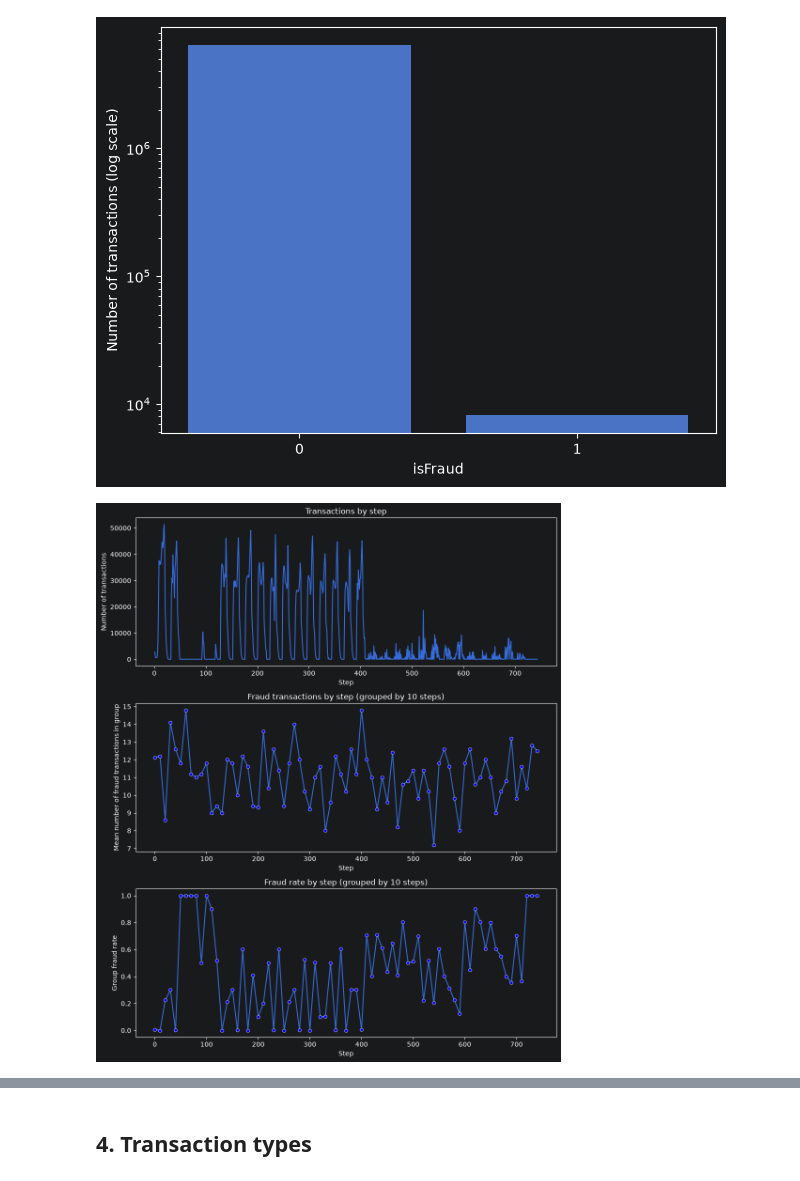
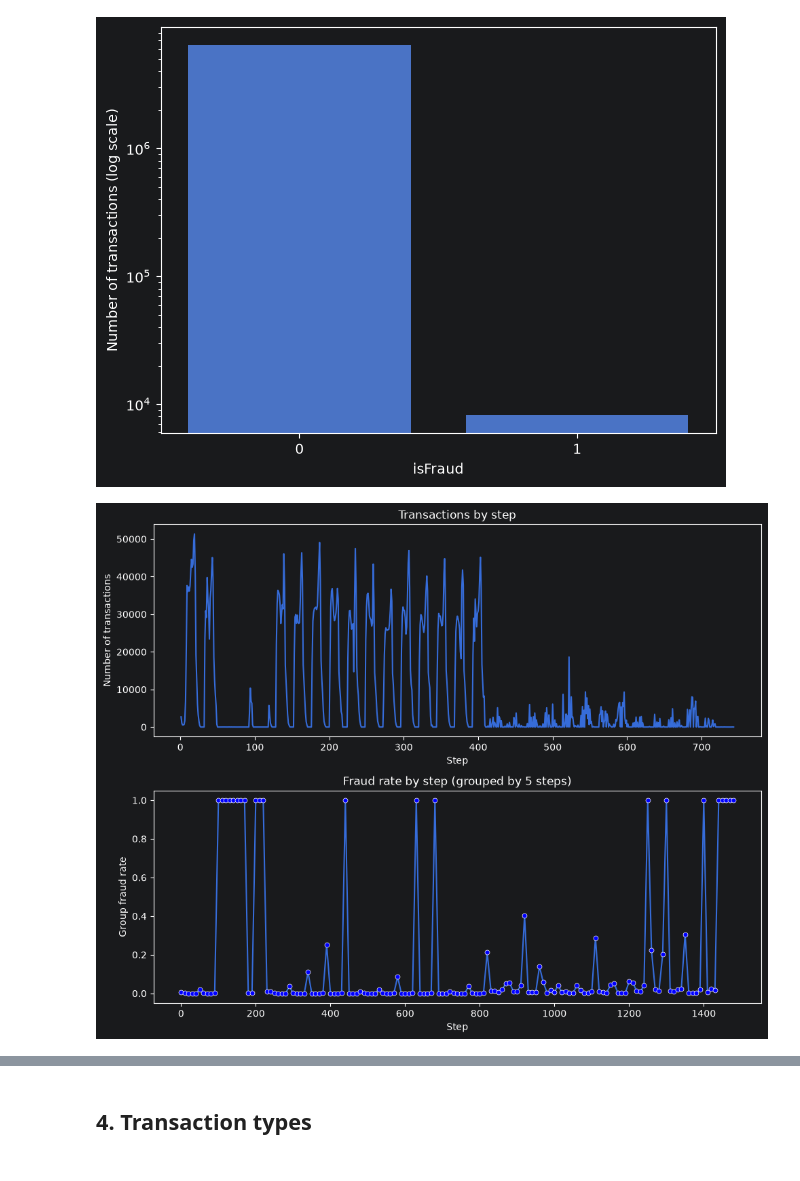
Before and after one commit to blbl-blbl/kaggle-Financial-Fraud-Detection-Dataset, a Jupyter notebook: notebooks/01_eda.ipynb, the cells around one changed output, grey strips where cells are left out. Cells and saved outputs as stored; diff of their text form; code cells hidden in the pictures.

```diff
--- a/notebooks/01_eda.ipynb
+++ b/notebooks/01_eda.ipynb
@@ -138,7 +145,7 @@ plt.show()
 # %% [output]
 [figure]
 # %%
-bin_size = 10
+bin_size = 5
 
 fraud_by_step = (
     df.groupby('step')
@@ -153,68 +160,53 @@ fraud_by_step["step_group"] = fraud_by_step["step"] // bin_size
 
 
 agg = (
-    fraud_by_step.groupby("step_group", as_index=False)
-       .agg(
-           fraud_mean=("fraud_count", "mean"),
-           fraud_rate=("fraud_rate", "mean"),
-           step=("step", "mean")
-       )
+    fraud_by_step
+    .groupby("step_group", as_index=False)
+    .agg(
+        transactions=("transactions", "sum"),
+        fraud_count=("fraud_count", "sum")
+    )
 )
+
+agg["fraud_rate"] = (
+    agg["fraud_count"] / agg["transactions"]
+)
 # %%
-fig, axes = plt.subplots(3, 1, figsize=(10, 12))
-(ax1, ax2, ax3) = axes.flatten()
+fig, axes = plt.subplots(2, 1, figsize=(10, 8))
+(ax1, ax2) = axes.flatten()
 
 sns.lineplot(
     data=fraud_by_step,
     x='step',
     y='transactions',
     ax=ax1
 )
 
 ax1.set_title('Transactions by step')
 ax1.set_xlabel('Step')
 ax1.set_ylabel('Number of transactions')
 
 
 sns.lineplot(
     data=agg,
     x='step_group',
-    y='fraud_mean',
+    y='fraud_rate',
     ax=ax2,
     marker="o",
     markersize=5,
     markerfacecolor='blue',
     markeredgewidth=0.5
 )
 
 ax2.xaxis.set_major_formatter(
     FuncFormatter(lambda x, pos: f'{x * 10:.0f}')
 )
-ax2.set_title('Fraud transactions by step (grouped by 10 steps)')
+ax2.set_title('Fraud rate by step (grouped by 5 steps)')
 ax2.set_xlabel('Step')
-ax2.set_ylabel('Mean number of fraud transactions in group')
-
-
-sns.lineplot(
-    data=agg,
-    x='step_group',
-    y='fraud_rate',
-    ax=ax3,
-    marker="o",
-    markersize=5,
-    markerfacecolor='blue',
-    markeredgewidth=0.5
-)
-
-ax3.xaxis.set_major_formatter(
-    FuncFormatter(lambda x, pos: f'{x * 10:.0f}')
-)
-ax3.set_title('Fraud rate by step (grouped by 10 steps)')
-ax3.set_xlabel('Step')
-ax3.set_ylabel('Group fraud rate')
+ax2.set_ylabel('Group fraud rate')
 
 
 plt.tight_layout()
 plt.show()
 # %% [output]
-[figure, old version]
+[figure, new version]
```
Also changed, not shown: parts of 15 cells of this notebook.
